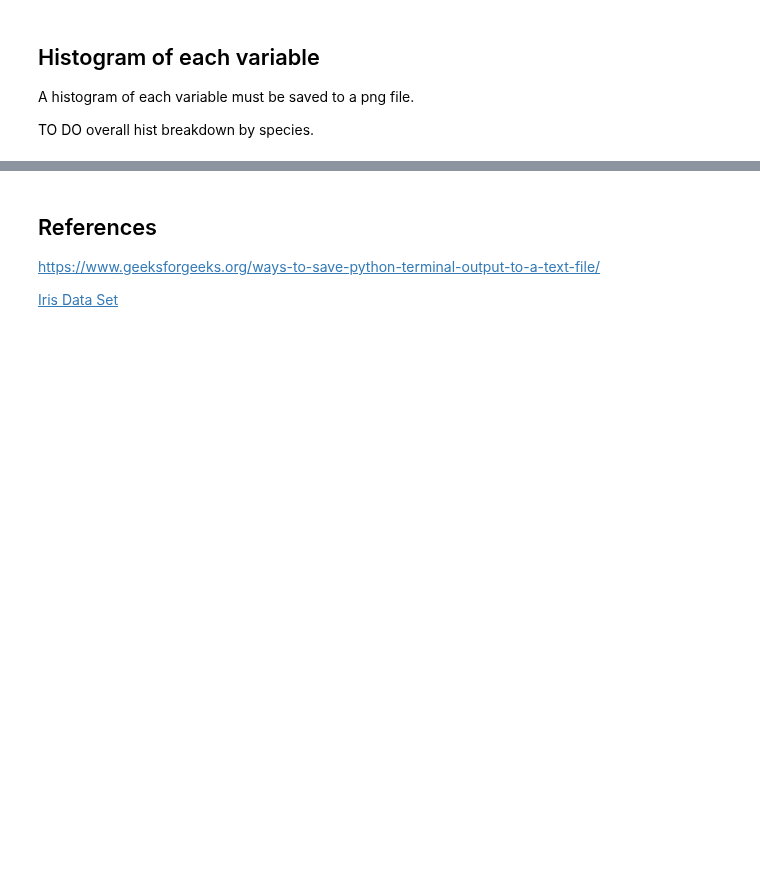
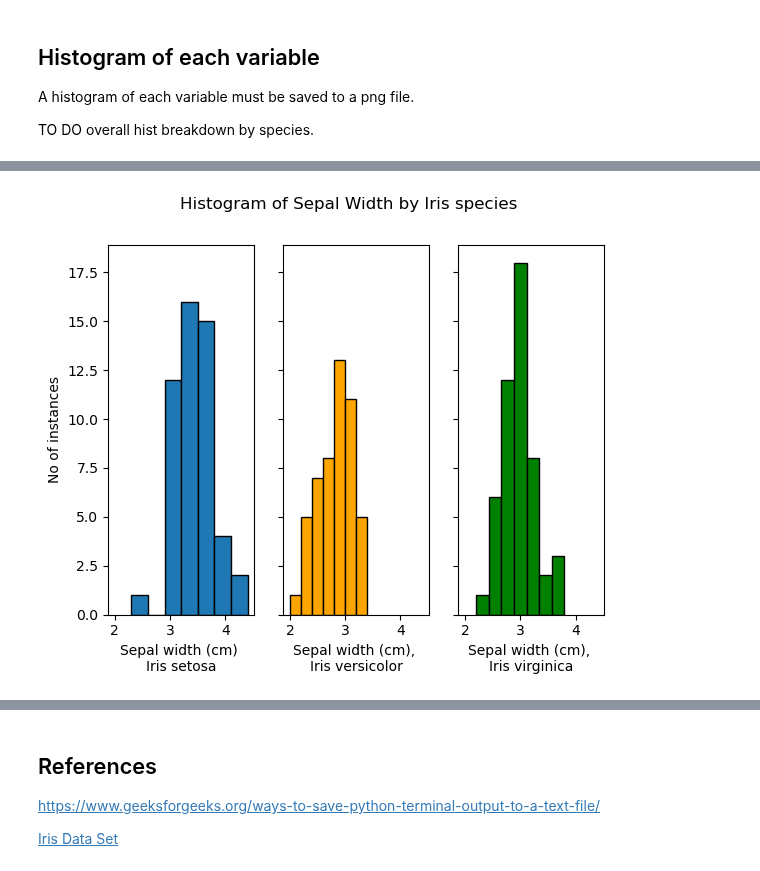
Before and after one commit to IreneKilgannon/pands-project, a Jupyter notebook: analysis.ipynb, the cells around one changed output, grey strips where cells are left out. Cells and saved outputs as stored; diff of their text form; code cells hidden in the pictures; blank space fills up the shorter version.

```diff
--- a/analysis.ipynb
+++ b/analysis.ipynb
@@ -190,0 +196,18 @@ AttributeError: 'numpy.ndarray' object has no attribute 'title'
+# %%
+# Histogram of Sepal Width
+fig, ax = plt.subplots(1, 3, sharex= True, sharey= True)
+ax[0].hist(setosa['sepal_width_cm'], edgecolor = 'black', alpha = 1.0, bins = 7)
+ax[1].hist(versicolor['sepal_width_cm'], label = 'Iris versicolor', color = 'orange', edgecolor = 'black', alpha = 1.0, bins = 7)
+ax[2].hist(virginica['sepal_width_cm'], label = 'Iris virginica', color = 'green', edgecolor = 'black', alpha = 1.0, bins = 7)
+
+ax[0].set_xlabel('Sepal width (cm) \nIris setosa')
+ax[1].set_xlabel('Sepal width (cm), \nIris versicolor')
+ax[2].set_xlabel('Sepal width (cm), \nIris virginica')
+ax[0].set_ylabel('No of instances')
+
+fig.suptitle('Histogram of Sepal Width by Iris species')
+
+#plt.savefig('sepal_width.png')
+plt.show()
+# %% [output]
+[figure, added]
```
Also changed, not shown: parts of 5 cells of this notebook, 2 other files.
